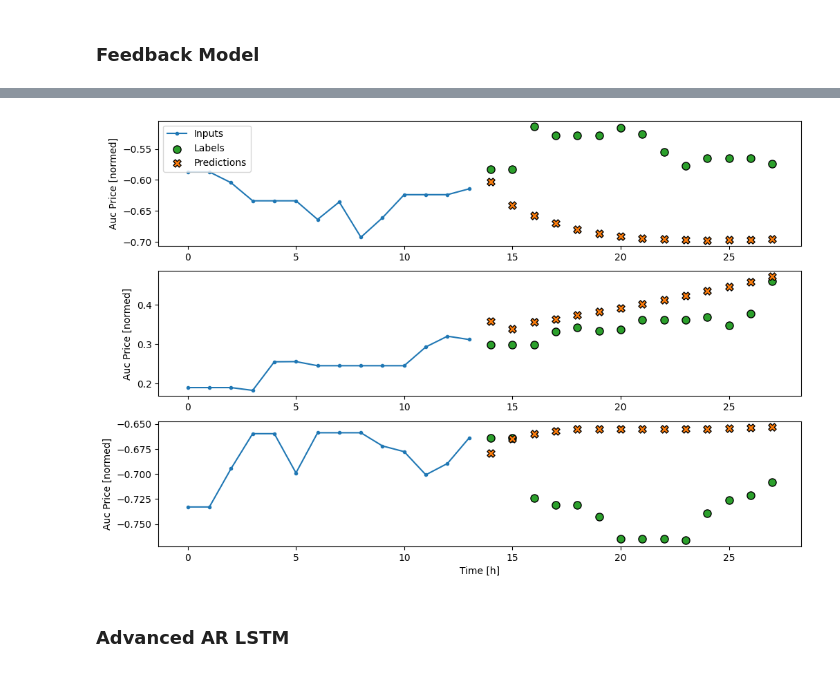
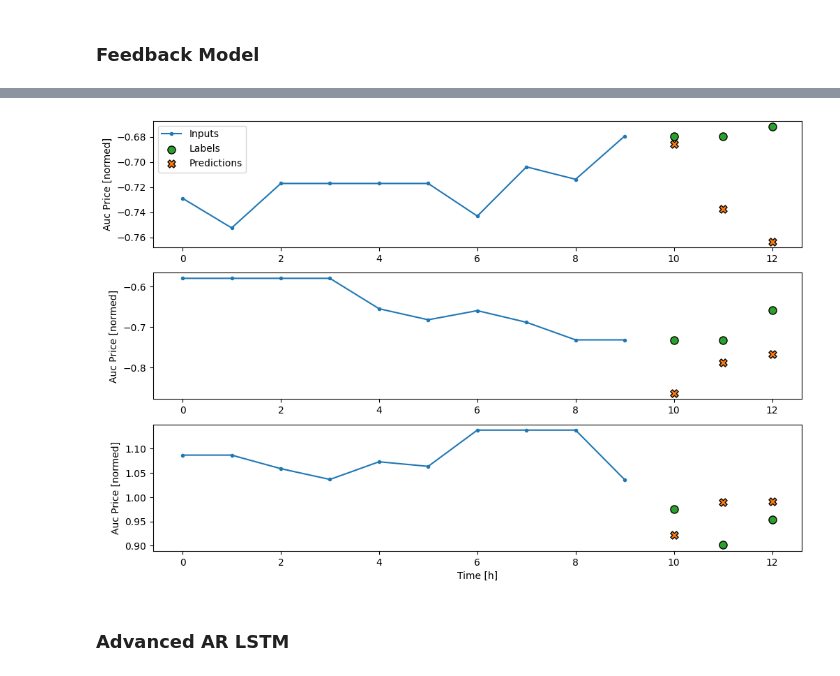
Before and after one commit to wyne1/carbon-market-forecasting, a Jupyter notebook: lstm-model.ipynb, the cells around one changed output, grey strips where cells are left out. Drawn from its saved outputs; the diff is of its cells as text; code cells hidden in the pictures.

Commit message:
created PreProcessor and Plotting class and updating MarketData class

```diff
--- a/lstm-model.ipynb
+++ b/lstm-model.ipynb
@@ -34,4 +72,4 @@ The autoreload extension is already loaded. To reload it, use:
 # %%
 cot_df, auction_df, eua_df, ta_df, fundamentals_df = MarketData.latest(Path('data'))
 cot_df = cot_df.set_index('Date').resample('W', origin='end').mean().reset_index()
-auction_df = auction_df.set_index('Date').resample('D').mean()
+auction_df = auction_df.set_index('Date').resample('W').mean().reset_index()
@@ -46,0 +224,3 @@ merged_df = merged_df.dropna(subset=['Pct_Change_Auc_Price'])
+# %%
+# Example usage
+merged_df = merge_auc_cot(auction_df, cot_df)
@@ -94,0 +351,23 @@ Label column name(s): None
+# %%
+
+
+MAX_EPOCHS = 20
+
+def compile_and_fit(model, window, patience=2):
+  early_stopping = tf.keras.callbacks.EarlyStopping(monitor='val_loss',
+                                                    patience=patience,
+                                                    mode='min')
+
+  model.compile(loss=tf.keras.losses.MeanSquaredError(),
+                optimizer=tf.keras.optimizers.Adam(),
+                metrics=[tf.keras.metrics.MeanAbsoluteError()])
+
+  history = model.fit(window.train, epochs=MAX_EPOCHS,
+                      validation_data=window.val,
+                      callbacks=[early_stopping])
+  return history
+
+history = compile_and_fit(linear, single_step_window)
+
+val_performance['Linear'] = linear.evaluate(single_step_window.val, return_dict=True)
+performance['Linear'] = linear.evaluate(single_step_window.test, verbose=0, return_dict=True)
@@ -199,8 +618,8 @@ multi_window.plot(multi_conv_model)
 # %% [markdown]
 ### Multi-step LSTM Model
 # %%
-OUT_STEPS = 14
-multi_window = WindowGenerator(input_width=14,
+OUT_STEPS = 3
+multi_window = WindowGenerator(input_width=10,
                                train_df=train_df, val_df=val_df, test_df=test_df,
                                label_width=OUT_STEPS,
                                shift=OUT_STEPS)
@@ -209,6 +628,7 @@ multi_lstm_model = tf.keras.Sequential([
     # Shape [batch, time, features] => [batch, lstm_units].
     # Adding more `lstm_units` just overfits more quickly.
     tf.keras.layers.LSTM(32, return_sequences=False),
+    # tf.keras.layers.LSTM(50, return_sequences=False),
     # Shape => [batch, out_steps*features].
     tf.keras.layers.Dense(OUT_STEPS*num_features,
                           kernel_initializer=tf.initializers.zeros()),
@@ -229,8 +649,8 @@ multi_window.plot(multi_lstm_model)
 # %% [markdown]
 ### Feedback Model
 # %%
-OUT_STEPS = 14
-multi_window = WindowGenerator(input_width=14,
+OUT_STEPS = 3
+multi_window = WindowGenerator(input_width=10,
                                train_df=train_df, val_df=val_df, test_df=test_df,
                                label_width=OUT_STEPS,
                                shift=OUT_STEPS)
@@ -305,4 +725,4 @@ multi_window.plot(feedback_model)
-[figure, old version]
+[figure, new version]
 # %% [markdown]
 ### Advanced AR LSTM
 # %%
```
Also changed, not shown: parts of 67 cells of this notebook, 8 other files.
